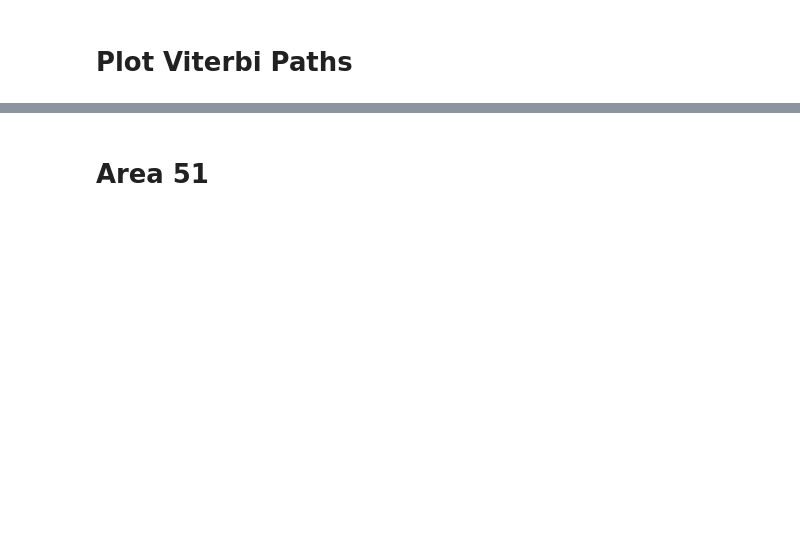
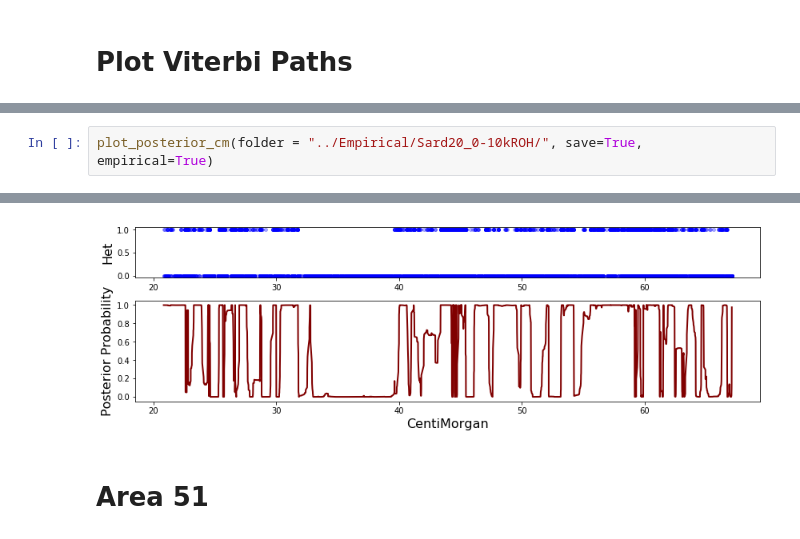
Before and after one commit to hringbauer/hapROH, a Jupyter notebook: Notebooks/figures.ipynb, the cells around one changed output, grey strips where cells are left out. Cells and saved outputs as stored; diff of their text form; blank space fills up the shorter version.

```diff
--- a/Notebooks/figures.ipynb
+++ b/Notebooks/figures.ipynb
@@ -181,0 +239,3 @@ IndexError: tuple index out of range
+# %%
+plot_posterior_cm(folder = "../Empirical/Sard20_0-10kROH/", save=True, empirical=True)
+# %% [output]
@@ -182,2 +243,3 @@ IndexError: tuple index out of range
+[figure, added]
 # %% [markdown]
 # Area 51
```
Also changed, not shown: parts of 11 cells of this notebook, 25 other files.
